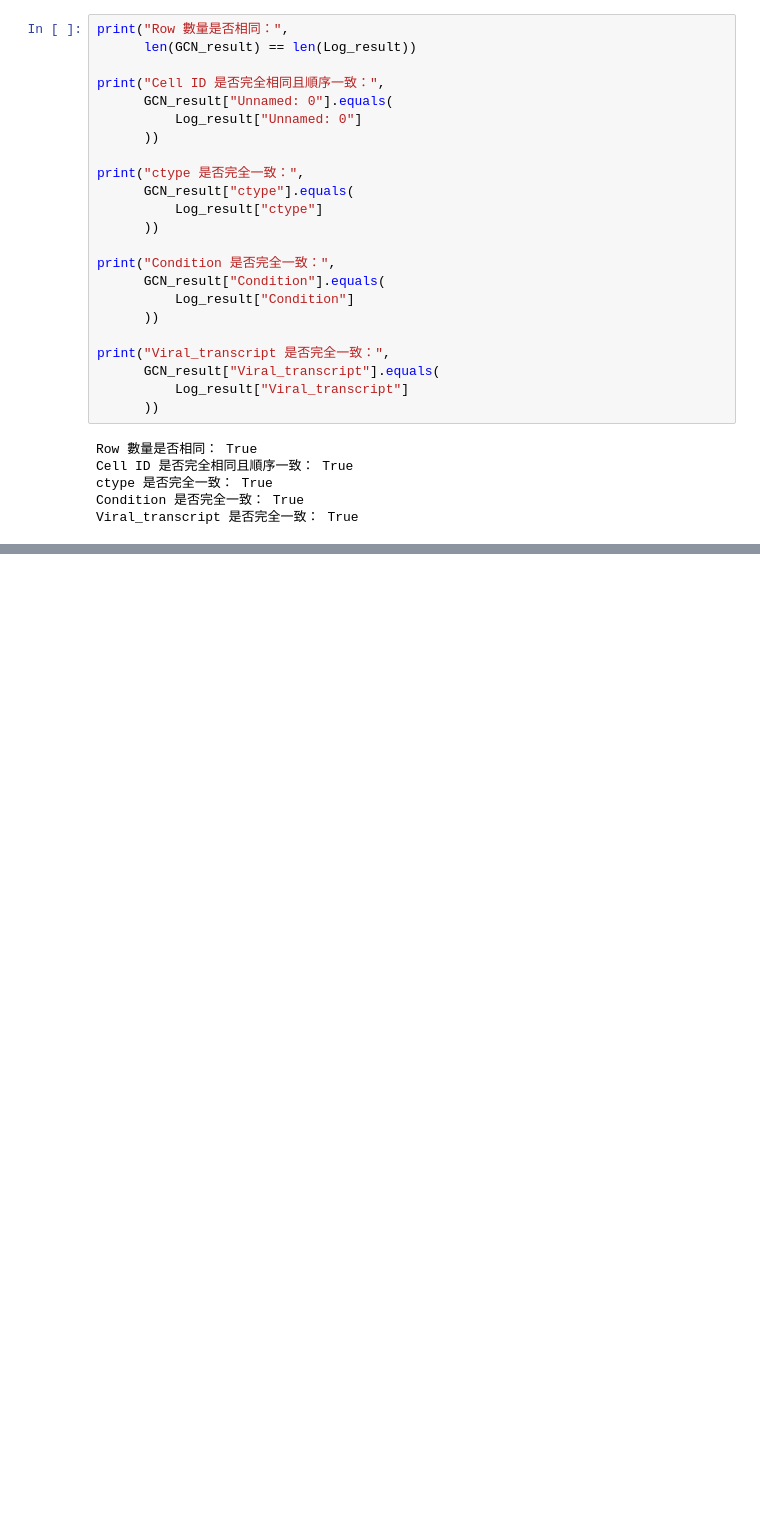
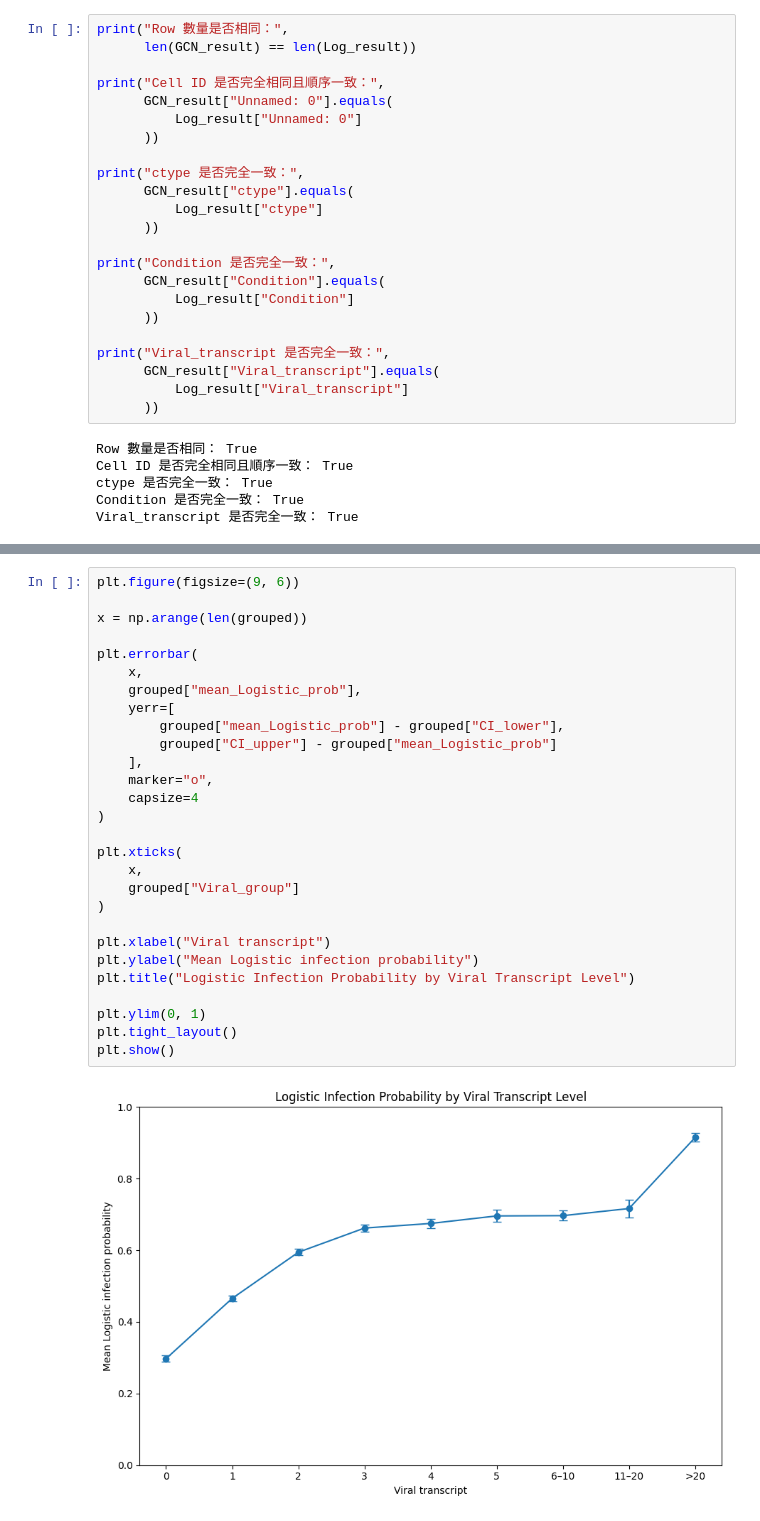
Before and after one commit to Lai-jun-yan/Academia-Sinica-internship-project, a Jupyter notebook: Aim_2/Ravindra2021.raw_count.stdprep.h5ad的細胞標籤/將mock拿掉重跑/其他機器學習模型/08_06簡報分析修正_log.ipynb, the cells around one changed output, grey strips where cells are left out. Drawn from its saved outputs; the diff is of its cells as text; blank space fills up the shorter version.

```diff
--- a/Aim_2/Ravindra2021.raw_count.stdprep.h5ad的細胞標籤/將mock拿掉重跑/其他機器學習模型/08_06簡報分析修正_log.ipynb
+++ b/Aim_2/Ravindra2021.raw_count.stdprep.h5ad的細胞標籤/將mock拿掉重跑/其他機器學習模型/08_06簡報分析修正_log.ipynb
@@ -605,0 +521,30 @@ Ionocytes                   0.112564
+# %%
+plt.figure(figsize=(9, 6))
+
+x = np.arange(len(grouped))
+
+plt.errorbar(
+    x,
+    grouped["mean_Logistic_prob"],
+    yerr=[
+        grouped["mean_Logistic_prob"] - grouped["CI_lower"],
+        grouped["CI_upper"] - grouped["mean_Logistic_prob"]
+    ],
+    marker="o",
+    capsize=4
+)
+
+plt.xticks(
+    x,
+    grouped["Viral_group"]
+)
+
+plt.xlabel("Viral transcript")
+plt.ylabel("Mean Logistic infection probability")
+plt.title("Logistic Infection Probability by Viral Transcript Level")
+
+plt.ylim(0, 1)
+plt.tight_layout()
+plt.show()
+# %% [output]
+[figure, added]
```
Also changed, not shown: parts of 29 cells of this notebook.
